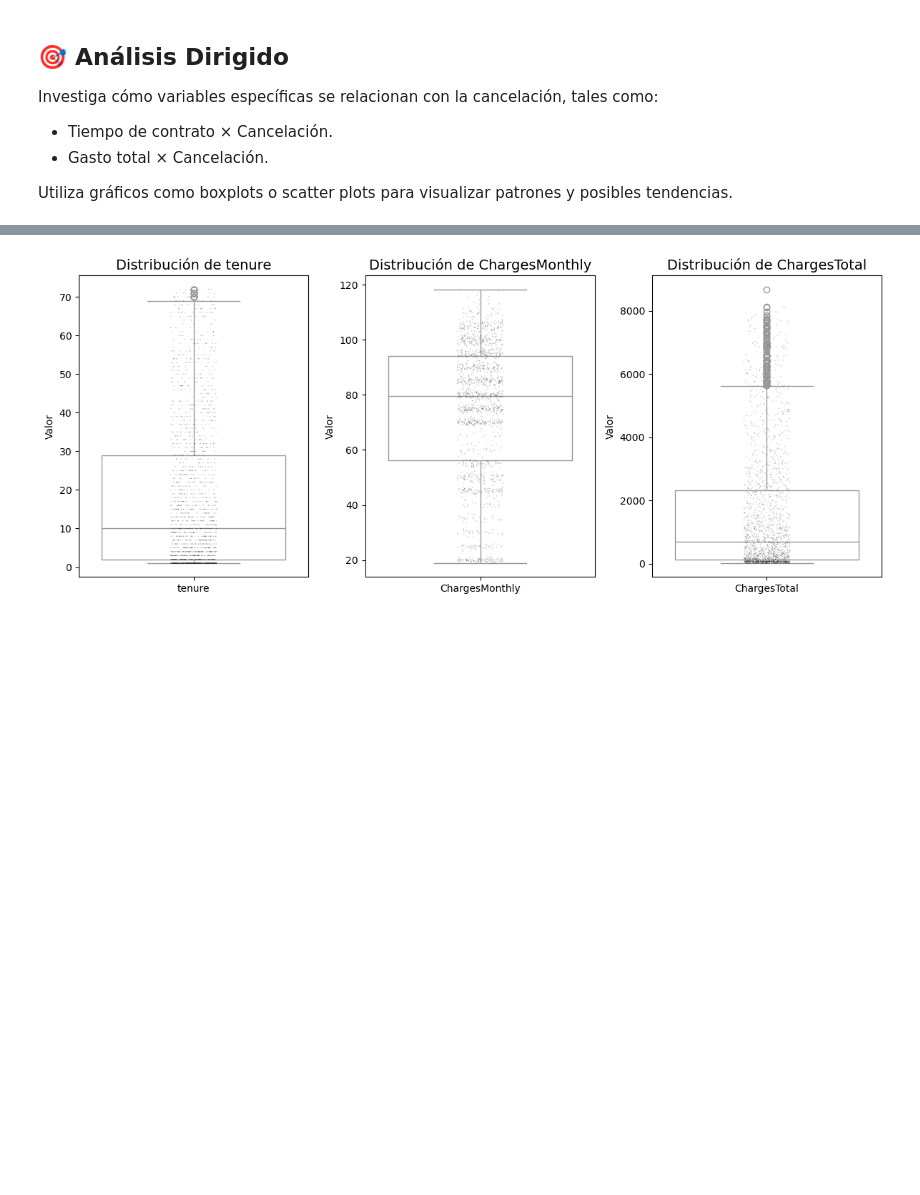
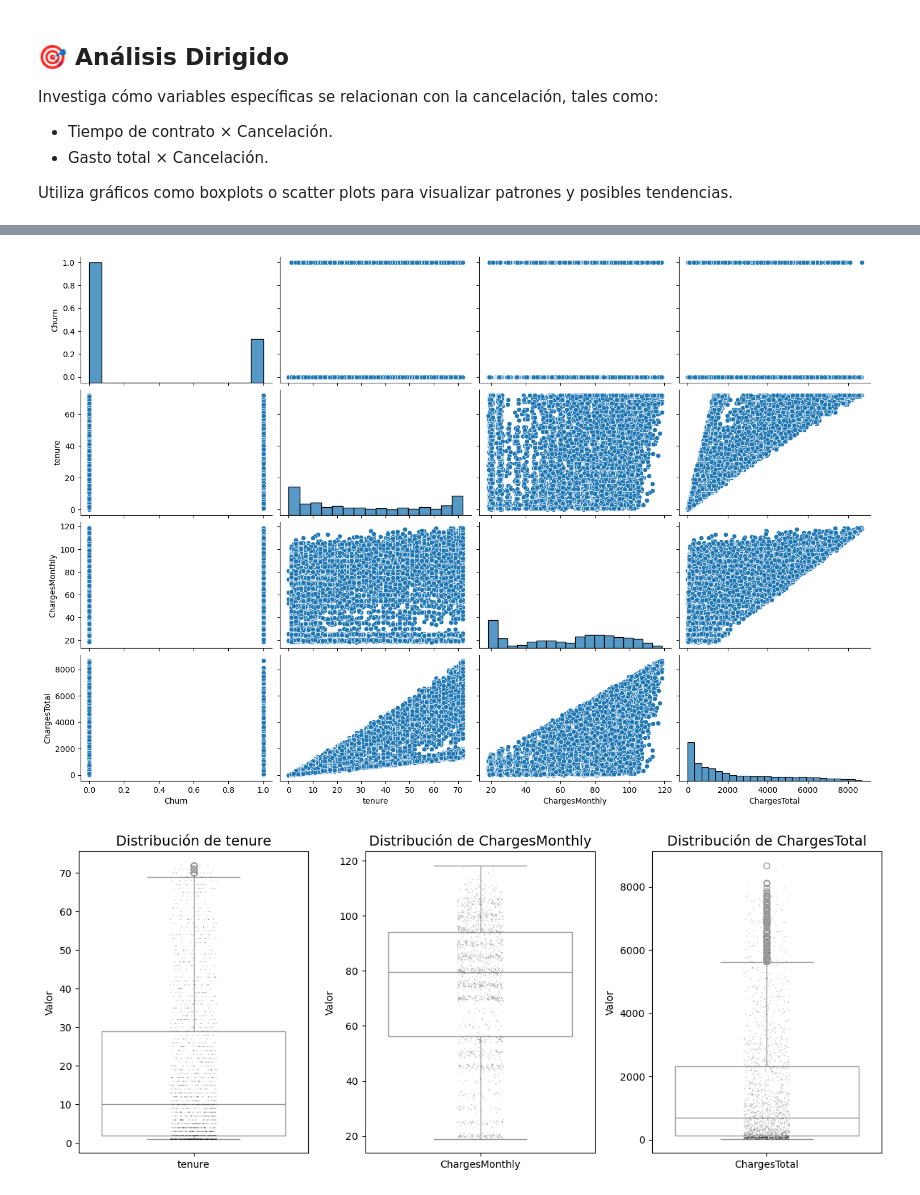
Before and after one commit to WMRioga/Challenge_03_TelecomX-Predicci-n, a Jupyter notebook: Challenge_03_TelecomX.ipynb, the cells around one changed output, grey strips where cells are left out. Saved outputs shown, nothing was run; the diff lists cells and outputs as text; code cells hidden in the pictures; blank space fills up the shorter version.

```diff
--- a/Challenge_03_TelecomX.ipynb
+++ b/Challenge_03_TelecomX.ipynb
@@ -262,6 +257,11 @@ df_encoded.sample(10)
 # %%
 si_cancelaron = df_encoded[df_encoded['Churn'] == True]
 no_cancelaron = df_encoded[df_encoded['Churn'] == False]
+# %%
+sns.pairplot(df_encoded, x_vars=['Churn', 'tenure', 'ChargesMonthly', 'ChargesTotal'], y_vars=['Churn', 'tenure', 'ChargesMonthly', 'ChargesTotal'], height=2.5, aspect=1.5)
+plt.show()
+# %% [output]
+[figure, added]
 # %%
 analizys_boxplot = ['tenure', 'ChargesMonthly', 'ChargesTotal']
 
```
Also changed, not shown: parts of 39 cells of this notebook, 2 other files.
